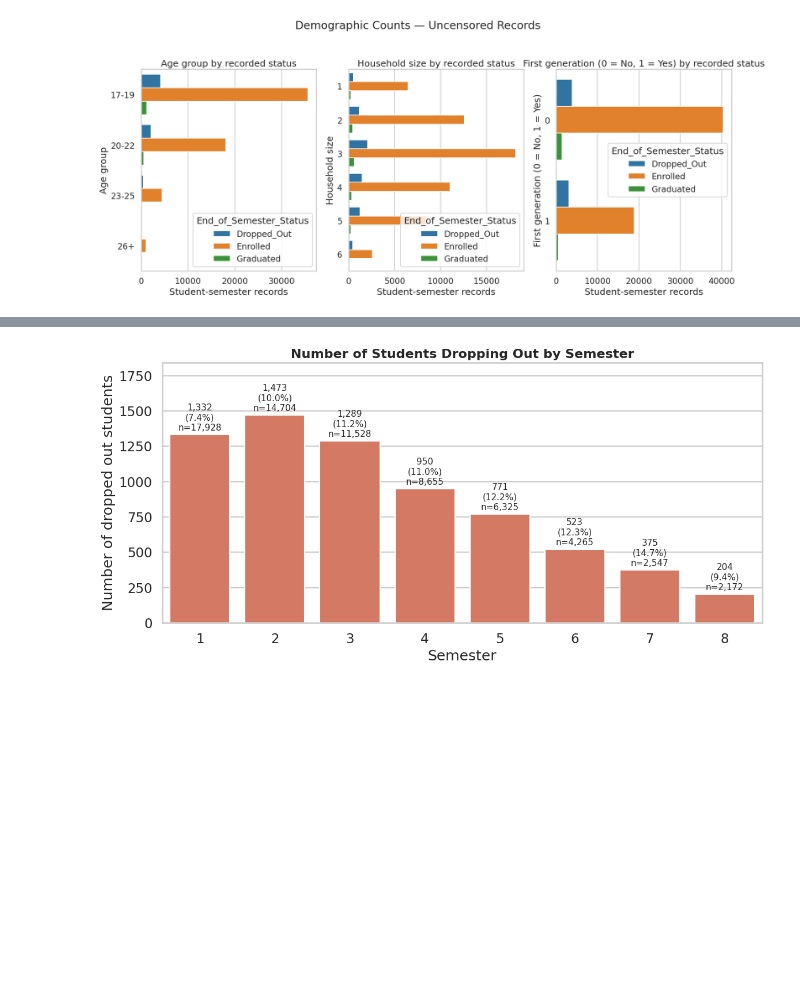
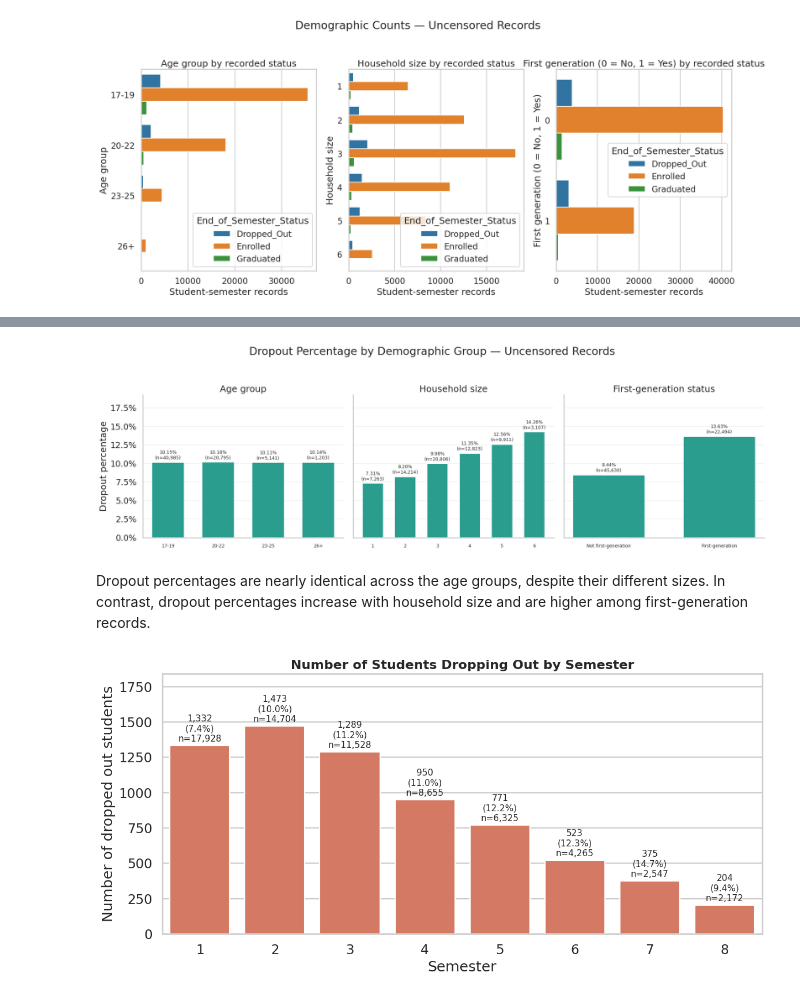
Before and after one commit to mihaighise/student_retention_analysis, a Jupyter notebook: Student_Retention.ipynb, the cells around one changed output, grey strips where cells are left out. Drawn from its saved outputs; the diff is of its cells as text; code cells hidden in the pictures; blank space fills up the shorter version.

Commit message:
Added next steps for demographic dropout analysis using percentages rather than counts

```diff
--- a/Student_Retention.ipynb
+++ b/Student_Retention.ipynb
@@ -523,3 +597,71 @@ These charts describe the composition of our analysis sample. Because students c
+# %%
+from matplotlib.ticker import PercentFormatter
+
+fig, axes = plt.subplots(
+    1, 3,
+    figsize=(19, 6),
+    sharey=True,
+)
+
+maximum_rate = max(
+    summary["dropout_pct"].max()
+    for summary in demographic_summaries.values()
+)
+
+for ax, (name, summary) in zip(
+    axes,
+    demographic_summaries.items(),
+):
+    positions = np.arange(len(summary))
+
+    bars = ax.bar(
+        positions,
+        summary["dropout_pct"],
+        color="#2A9D8F",
+        width=0.65,
+    )
+
+    ax.set_xticks(positions)
+    ax.set_xticklabels(
+        summary["group"].astype(str),
+        fontsize=9,
+    )
+
+    bar_labels = [
+        f"{rate:.2f}%\n(n={records:,})"
+        for rate, records in zip(
+            summary["dropout_pct"],
+            summary["records"],
+        )
+    ]
+
+    ax.bar_label(
+        bars,
+        labels=bar_labels,
+        padding=4,
+        fontsize=9,
+    )
+
+    ax.set_title(name)
+    ax.set_ylim(0, maximum_rate * 1.35)
+    ax.yaxis.set_major_formatter(PercentFormatter(xmax=100))
+
+    ax.grid(False)
+    ax.grid(axis="y", alpha=0.25)
+    ax.set_axisbelow(True)
+    ax.spines[["top", "right"]].set_visible(False)
+
+axes[0].set_ylabel("Dropout percentage")
+
+fig.suptitle(
+    "Dropout Percentage by Demographic Group — Uncensored Records"
+)
+plt.tight_layout(rect=[0, 0, 1, 0.94])
+plt.show()
+# %% [output]
+[figure, added]
+# %% [markdown]
+Dropout percentages are nearly identical across the age groups, despite their different sizes. In contrast, dropout percentages increase with household size and are higher among first-generation records.
 # %%
 sns.set_style("whitegrid")
 sns.set_context("talk")
```
Also changed, not shown: parts of 2 cells of this notebook.
